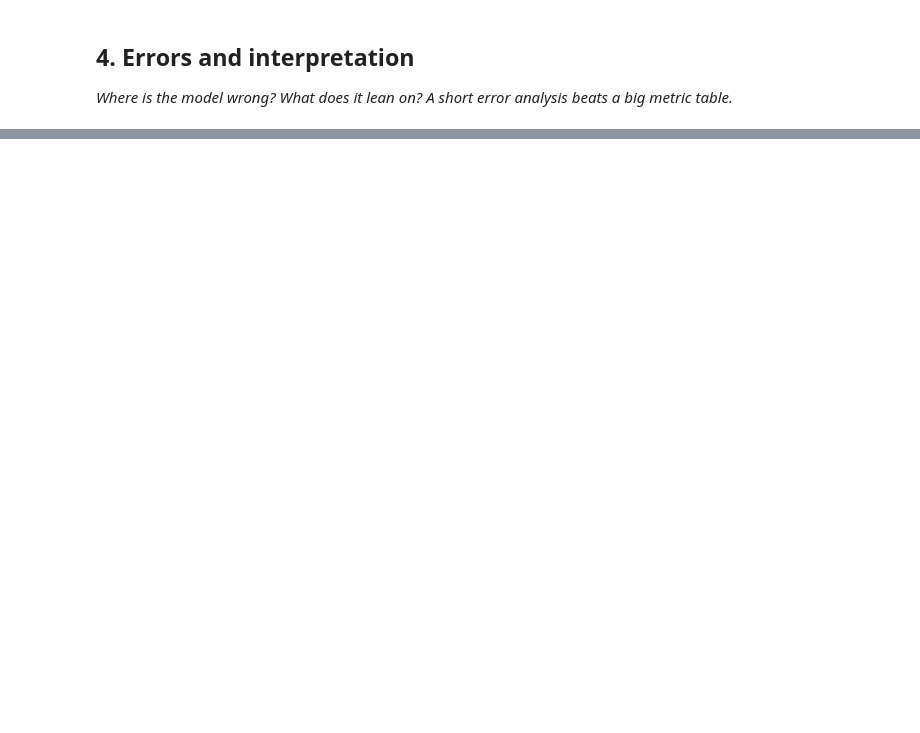
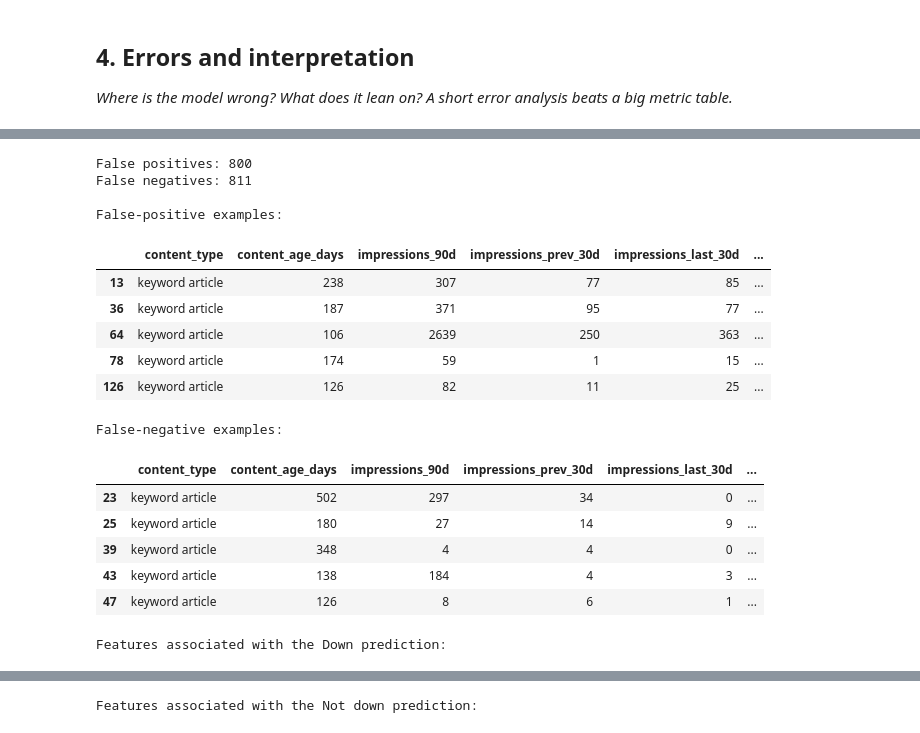
Before and after one commit to Pallavibt/flyrank-ml-internship, a Jupyter notebook: work/notebooks/w05_model.ipynb, the cells around one changed output, grey strips where cells are left out. Cells and saved outputs as stored; diff of their text form; code cells hidden in the pictures; blank space fills up the shorter version.

Commit message:
Complete ML-08 modeling and error analysis

```diff
--- a/work/notebooks/w05_model.ipynb
+++ b/work/notebooks/w05_model.ipynb
@@ -15,0 +17,10 @@ This skeleton is yours to fill. Work the sections **in order** — each one has
+# %%
+import pandas as pd
+
+url = "https://raw.githubusercontent.com/Pallavibt/flyrank-ml-internship/main/data/raw/content_refresh_anonymized.csv"
+
+df = pd.read_csv(url)
+
+print("Dataset shape:", df.shape)
+print("\nColumn names:")
+print(df.columns.tolist())
@@ -36,0 +364,68 @@ This skeleton is yours to fill. Work the sections **in order** — each one has
+# %%
+
+# Inspect prediction errors
+error_df = test_df.copy()
+error_df["actual"] = y_test.to_numpy()
+error_df["predicted"] = y_pred
+
+false_positives = error_df[
+    (error_df["actual"] == 0) & (error_df["predicted"] == 1)
+]
+false_negatives = error_df[
+    (error_df["actual"] == 1) & (error_df["predicted"] == 0)
+]
+
+print("False positives:", len(false_positives))
+print("False negatives:", len(false_negatives))
+
+print("\nFalse-positive examples:")
+display(false_positives[
+    ["content_type", "content_age_days", "impressions_90d",
+     "impressions_prev_30d", "impressions_last_30d",
+     "trend_direction"]
+].head(5))
+
+print("\nFalse-negative examples:")
+display(false_negatives[
+    ["content_type", "content_age_days", "impressions_90d",
+     "impressions_prev_30d", "impressions_last_30d",
+     "trend_direction"]
+].head(5))
+
+# Top model coefficients after preprocessing
+feature_names = model.named_steps["preprocessor"].get_feature_names_out()
+coefficients = model.named_steps["classifier"].coef_[0]
+
+importance = pd.DataFrame({
+    "feature": feature_names,
+    "coefficient": coefficients
+})
+
+print("\nFeatures associated with the Down prediction:")
+display(
+    importance.sort_values("coefficient", ascending=False).head(10)
+)
+
+print("\nFeatures associated with the Not down prediction:")
+display(
+    importance.sort_values("coefficient", ascending=True).head(10)
+)
+# %% [output]
+False positives: 800
+False negatives: 811
+
+False-positive examples:
+|  | content_type | content_age_days | impressions_90d | impressions_prev_30d | impressions_last_30d | ... |
+| 13 | keyword article | 238 | 307 | 77 | 85 | ... |
+| 36 | keyword article | 187 | 371 | 95 | 77 | ... |
+| 64 | keyword article | 106 | 2639 | 250 | 363 | ... |
+| 78 | keyword article | 174 | 59 | 1 | 15 | ... |
+| 126 | keyword article | 126 | 82 | 11 | 25 | ... |
+False-negative examples:
+|  | content_type | content_age_days | impressions_90d | impressions_prev_30d | impressions_last_30d | ... |
+| 23 | keyword article | 502 | 297 | 34 | 0 | ... |
+| 25 | keyword article | 180 | 27 | 14 | 9 | ... |
+| 39 | keyword article | 348 | 4 | 4 | 0 | ... |
+| 43 | keyword article | 138 | 184 | 4 | 3 | ... |
+| 47 | keyword article | 126 | 8 | 6 | 1 | ... |
+Features associated with the Down prediction:
@@ -36,0 +443 @@ This skeleton is yours to fill. Work the sections **in order** — each one has
+Features associated with the Not down prediction:
```
Also changed, not shown: parts of 20 cells of this notebook.
